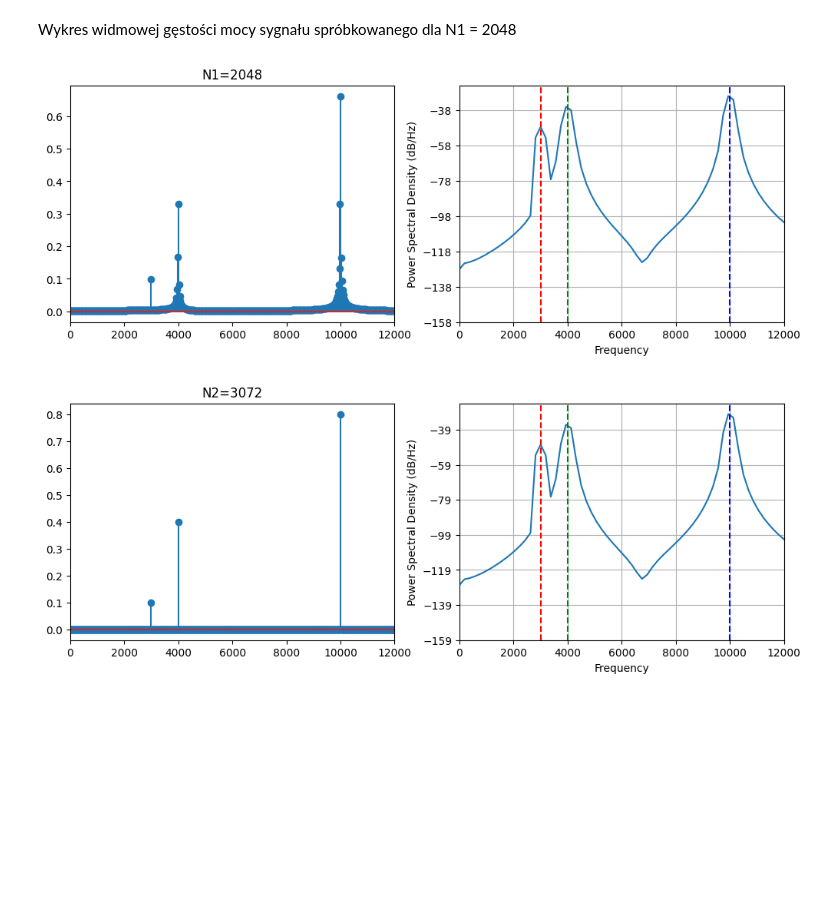
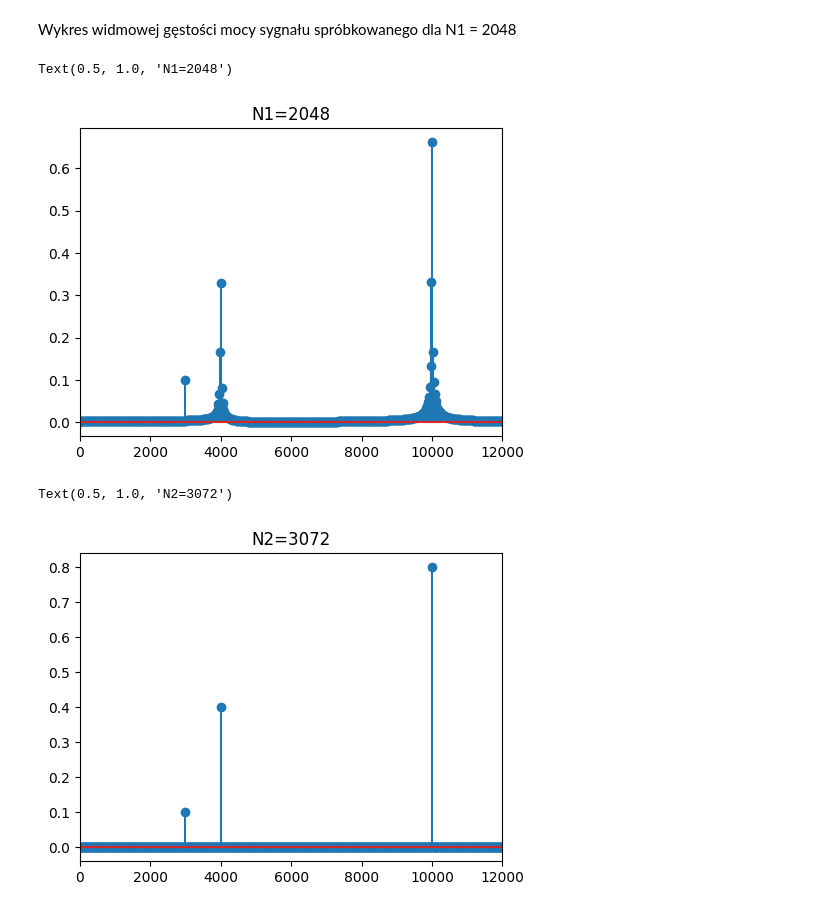
Before and after one commit to ksiemionek/WMM_lab, a Jupyter notebook: lab1/104_Siemionek_Zieziula.ipynb, the cells around one changed output. Cells and saved outputs as stored; diff of their text form; code cells hidden in the pictures; blank space fills up the shorter version.

```diff
--- a/lab1/104_Siemionek_Zieziula.ipynb
+++ b/lab1/104_Siemionek_Zieziula.ipynb
@@ -102,24 +102,17 @@ Wykres widmowej gęstości mocy sygnału spróbkowanego dla N1 = 2048
 # %%
 s1 = np.array([signal_r(A1, A2, A3, f1, f2, f3, n / fs) for n in range(N1)])
 
 psd1 = psd(s1)
 freq1 = np.fft.fftfreq(N1, 1 / fs)
 
 plt.figure(figsize=(12, 4))
 plt.subplot(1, 2, 1)
 plt.stem(freq1, psd1)
 plt.xlim(0, 12000)
 plt.title(f'N1={N1}')
-
-plt.subplot(1, 2, 2)
-plt.psd(s1, Fs=fs)
-plt.xlim(0, 12000)
-plt.axvline(f1, color='r', linestyle='--', label='f1 = 3000 Hz')
-plt.axvline(f2, color='g', linestyle='--', label='f2 = 4000 Hz')
-plt.axvline(f3, color='b', linestyle='--', label='f3 = 10000 Hz')
-plt.show()
 # %% [output]
+Text(0.5, 1.0, 'N1=2048')
-[figure, old version]
+[figure, new version]
 # %%
 s2 = np.array([signal_r(A1, A2, A3, f1, f2, f3, n / fs) for n in range(N2)])
 
@@ -131,13 +124,6 @@ plt.subplot(1, 2, 1)
 plt.stem(freq2, psd2)
 plt.xlim(0, 12000)
 plt.title(f'N2={N2}')
-
-plt.subplot(1, 2, 2)
-plt.psd(s2, Fs=fs)
-plt.xlim(0, 12000)
-plt.axvline(f1, color='r', linestyle='--', label='f1 = 3000 Hz')
-plt.axvline(f2, color='g', linestyle='--', label='f2 = 4000 Hz')
-plt.axvline(f3, color='b', linestyle='--', label='f3 = 10000 Hz')
-plt.show()
 # %% [output]
+Text(0.5, 1.0, 'N2=3072')
-[figure, old version]
+[figure, new version]
```
Also changed, not shown: parts of 1 cell of this notebook.
